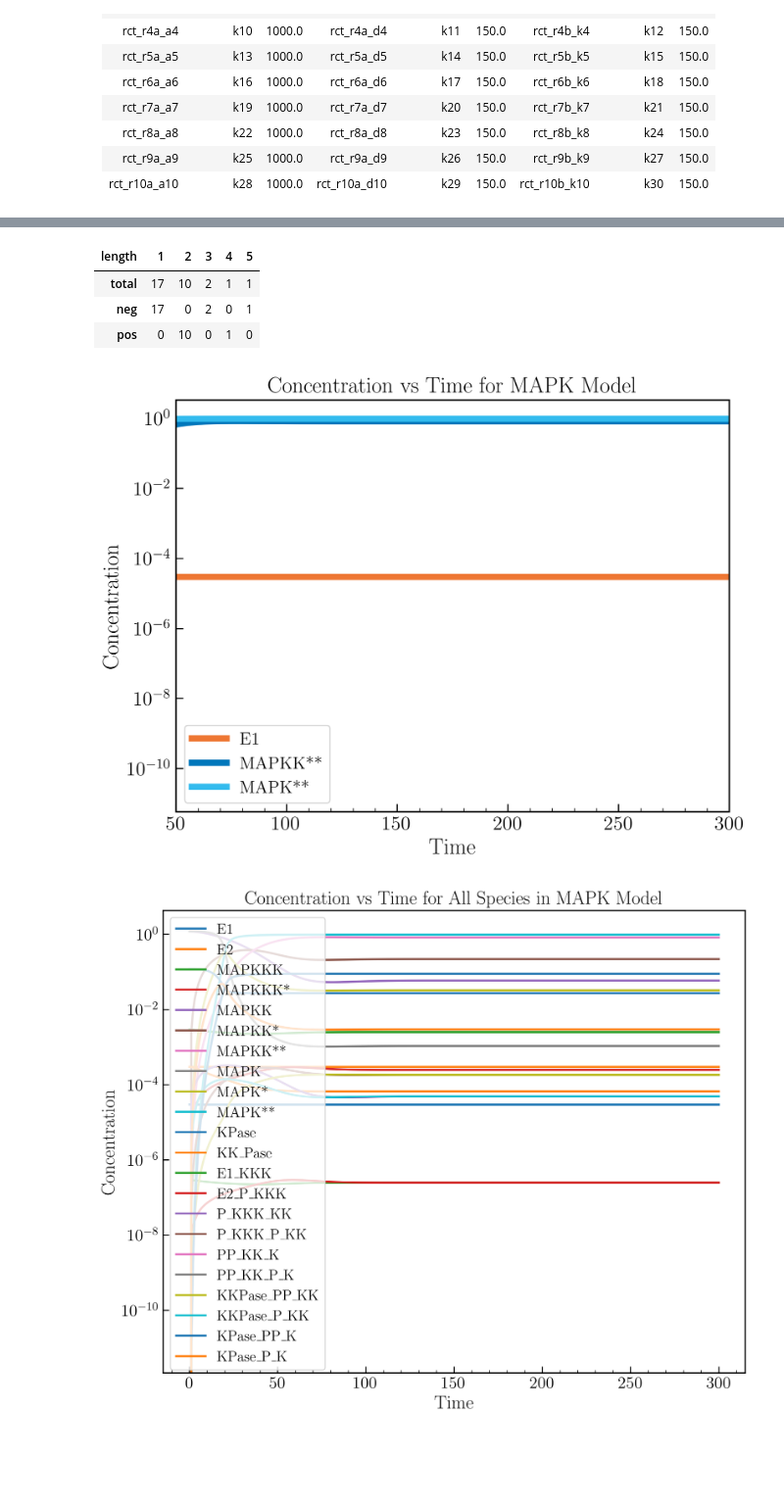
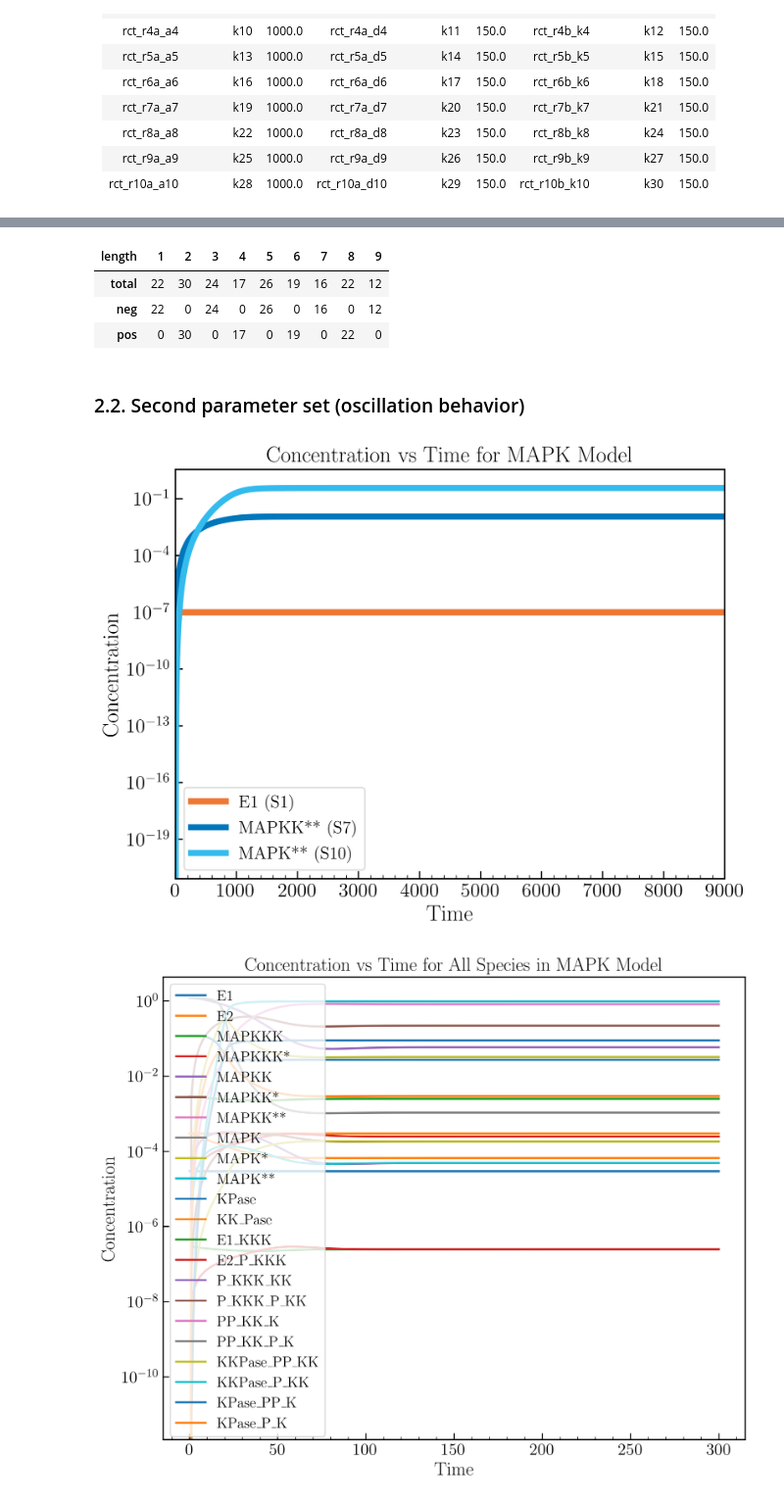
Before and after one commit to DILiS-lab/loopdetect, a Jupyter notebook: examples/model_4_MAPK-full.ipynb, the cells around one changed output, grey strips where cells are left out. Shown at 98% size. Drawn from its saved outputs; the diff is of its cells as text; code cells hidden in the pictures; blank space fills up the shorter version.

```diff
--- a/examples/model_4_MAPK-full.ipynb
+++ b/examples/model_4_MAPK-full.ipynb
@@ -383,7 +377,7 @@ k = np.array([
 ], dtype=float)
 
 # Initial conditions for S1 ... S22 (from the table)
-y0 = np.array([
+y0_0 = np.array([
     3.0e-5,   # S1  (E1)
     3.0e-4,   # S2  (E2)
     0.003,    # S3  (KKK / MAPKKK)
@@ -465 +421,4 @@ Signed Jacobian matrix:
+# %%
+time_points = np.linspace(0, 1100, 1100)
+sol = solve_MAPK_22(y0_0, time_points, k)
 # %%
@@ -490,8 +446,9 @@ print(res_tab_complex['loop_rep'][0])
 # %%
-loop_list = ld.find_loops(j_matrix)
-ld.loop_summary(loop_list)
+ld.loop_summary(res_tab_complex['loop_rep'][0])
 # %% [output]
-| length | 1 | 2 | 3 | 4 | 5 |
-| total | 17 | 10 | 2 | 1 | 1 |
-| neg | 17 | 0 | 2 | 0 | 1 |
-| pos | 0 | 10 | 0 | 1 | 0 |
+| length | 1 | 2 | 3 | 4 | 5 | 6 | 7 | 8 | 9 |
+| total | 22 | 30 | 24 | 17 | 26 | 19 | 16 | 22 | 12 |
+| neg | 22 | 0 | 24 | 0 | 26 | 0 | 16 | 0 | 12 |
+| pos | 0 | 30 | 0 | 17 | 0 | 19 | 0 | 22 | 0 |
+# %% [markdown]
+### 2.2. Second parameter set (oscillation behavior)
@@ -498,23 +645,49 @@ ld.loop_summary(loop_list)
+# %%
+# Copy y0_0 to y0_1 and change only a few initial conditions
+# xini=zeros(26,1);
+# xini(1)=1e-07;
+# xini(2)=1.2115e-04;
+# xini(3)=3.7122e-03;
+# xini(5)=4.0658;
+# xini(12)=9.4579e-05;
+# xini(11)=7.5372e-02;
+# xini(8)=2;
+# The figure starts at t=9000.
+
+y0_1 = y0_0.copy()
+y0_1[0] = 1e-07  # Decrease
+y0_1[1] = 1.2115e-4  # Decrease
+y0_1[2] = 3.7122e-3  # Decrease
+y0_1[4] = 4.0658  # Increase
+y0_1[7] = 2.0  # Increase
+y0_1[10] = 7.5372e-2  # Increase
+y0_1[11] = 9.4579e-5  # Decrease
+
+# create new variable by copy y0_1 and add S23-26 = 0
+y0_1_1 = y0_1.copy()
+y0_1_1 = np.append(y0_1_1, [0, 0, 0, 0])
+# %%
+# Initial simulation to stablize the system
+time_points = np.linspace(0, 9000, 9001)
+# sol = solve_MAPK_22(y0_1, time_points, k)
+sol = solve_huang_biomod_p1(time_points, y0_1_1)
 # %%
-# Initial simulation to stablize the system
-time_points = np.linspace(0, 300, 301)
-sol = solve_MAPK_22(y0, time_points, k)
 plt.figure(figsize=(8, 6))
-investigate_label = ['E1', 'MAPKK**', 'MAPK**']
+investigate_label = ['E1 (S1)', 'MAPKK** (S7)', 'MAPK** (S10)']
 investigate_index = [0, 6, 9]
 for i, c in enumerate(colors[:3]):
     plt.plot(time_points, sol.y[investigate_index[i]], lw=5, color=c, label=investigate_label[i])
 # plt.plot(sol.t, sol.y.T)
 # plt.axvline(x=0.2, color='black', linestyle='--', lw=1.5, alpha=0.7)
-plt.xlim(50, 300)
+plt.xlim(0, 9000)
 plt.xlabel('Time')
 plt.ylabel('Concentration')
 plt.yscale('log')
 plt.title('Concentration vs Time for MAPK Model')
 plt.legend(investigate_label)
 plt.show()
 # %% [output]
-[figure, old version]
+[figure, new version]
 # %%
 # Plot all species
 plt.figure(figsize=(10, 8))
```
Also changed, not shown: parts of 7 cells of this notebook, 2 other files.
